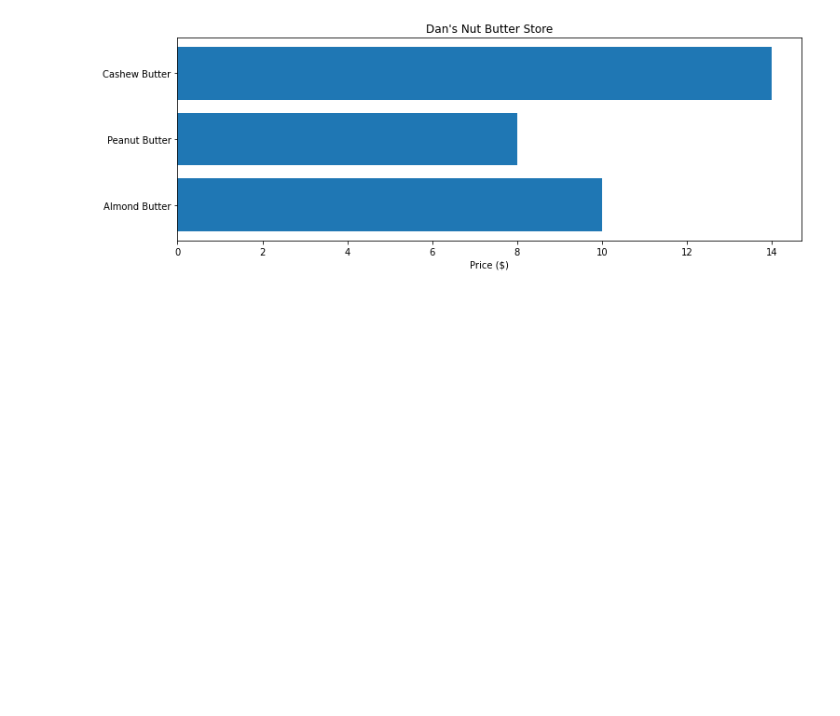
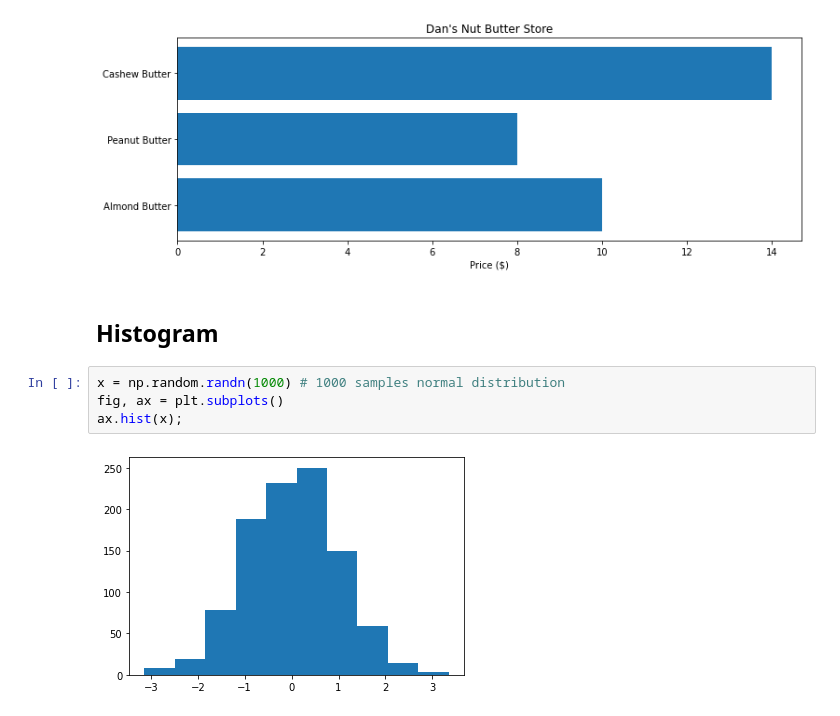
Before and after one commit to Naimul-Islam-Siam/Practice, a Jupyter notebook: ML/Matplotlib/Matplotlib_Intro.ipynb, the cells around one changed output. Saved outputs shown, nothing was run; the diff lists cells and outputs as text; blank space fills up the shorter version.

Commit message:
Histogram and Subplots

```diff
--- a/ML/Matplotlib/Matplotlib_Intro.ipynb
+++ b/ML/Matplotlib/Matplotlib_Intro.ipynb
@@ -106,3 +106,11 @@ ax.set(title="Dan's Nut Butter Store",
 ax.barh(list(nut_butter_prices.keys()), list(nut_butter_prices.values()));
 # %% [output]
 [figure]
+# %% [markdown]
+## Histogram
+# %%
+x = np.random.randn(1000) # 1000 samples normal distribution
+fig, ax = plt.subplots()
+ax.hist(x);
+# %% [output]
+[figure, added]
```
Also changed, not shown: parts of 2 cells of this notebook.
